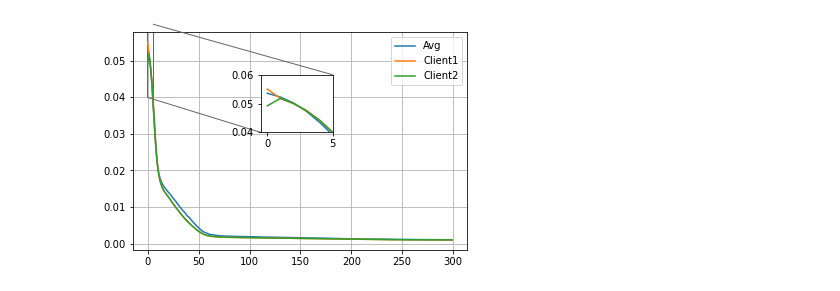
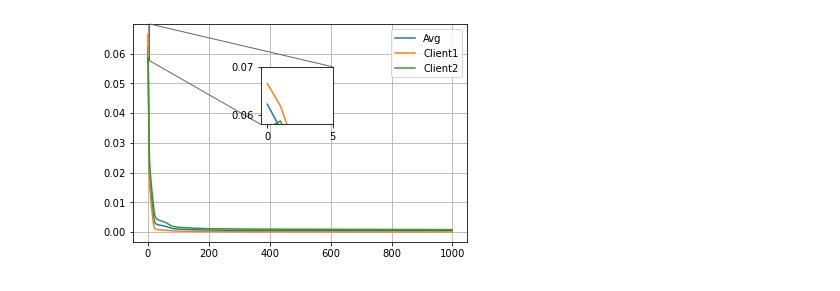
Before and after one commit to ehdbslee/CapstoneDesign-II-, a Jupyter notebook: FL.ipynb, the cells around one changed output. Cells and saved outputs as stored; diff of their text form; code cells hidden in the pictures.

```diff
--- a/FL.ipynb
+++ b/FL.ipynb
@@ -15,8 +15,4 @@ import numpy as np
 import pandas as pd
 
 device = torch.device("cuda:0" if torch.cuda.is_available() else "cpu")
-# %%
-green_dir = 'C:\\Users\\WorkStation\\Desktop\\캡디이미지\\CAE_dataset\\green'
-yellow_dir = 'C:\\Users\\WorkStation\\Desktop\\캡디이미지\\CAE_dataset\\yellow'
-abnormal_dir = 'C:\\Users\\WorkStation\\Desktop\\캡디이미지\\CAE_dataset\\abnormal'
 # %%
@@ -206,6 +235,7 @@ def test(model, partition, criterion, args):
 def experiment(partition, args):
     model = ConvAutoEncoder().to(device)
     torch.save(model, args.INIT_PATH)
+    save_per_round = [5, 100, 200, 300, 400, 500, 600, 700, 800, 900, 1000]
 
     round_losses = []
     round_client_losses = []
@@ -236,6 +266,9 @@ def experiment(partition, args):
         round_list.append([r, r, r])
         param_data += local_weights
 
+        if r in save_per_round:
+            torch.save(model, f'model_per_round/round_{r}_weight.pth')
+
     return round_losses, round_client_losses, round_list, param_data
 # %%
 def plot_loss(round_loss, round_client_losses):
@@ -253,7 +286,7 @@ def plot_loss(round_loss, round_client_losses):
     axins.plot(np.array(round_client_losses)[:,0], label = 'Client1')
     axins.plot(np.array(round_client_losses)[:,1], label = 'Client2')
     axins.set_xlim(-0.5, 5)
-    axins.set_ylim(0.04,0.06)
+    axins.set_ylim(0.058,0.07)
     mark_inset(ax, axins, loc1=1, loc2=3, fc="none", ec = "0.4")
 
     plt.show()
@@ -266,9 +313,9 @@ parser = argparse.ArgumentParser()
 args = parser.parse_args("")
 
 args.num_epochs = 5
-args.num_rounds = 300
+args.num_rounds = 1000
 args.num_clients = 2
-args.lr = 0.00001
+args.lr = 0.00002
 
 args.batch_size = 8
 
@@ -278,7 +325,7 @@ args.NET_PATH = ''
 args.INIT_PATH = f'FL_model/client = {args.num_clients}/initialize_weight.pth'
 
 
-partition = {'train1':train_dataset1, 'train2':train_dataset2, 'test':test_dataset}
+partition = {'train1':train_set1, 'train2':train_set2, 'test':test_set}
 
 round_loss, round_client_losses, round_list, param_data = experiment(partition, args)
 plot_loss(round_loss, round_client_losses)
@@ -303,4 +350,4 @@ Directories not created because they already exist
-[figure, old version]
+[figure, new version]
 # %%
 plot_loss(round_loss, round_client_losses)
 # %% [output]
```
Also changed, not shown: parts of 10 cells of this notebook, 19 other files.
